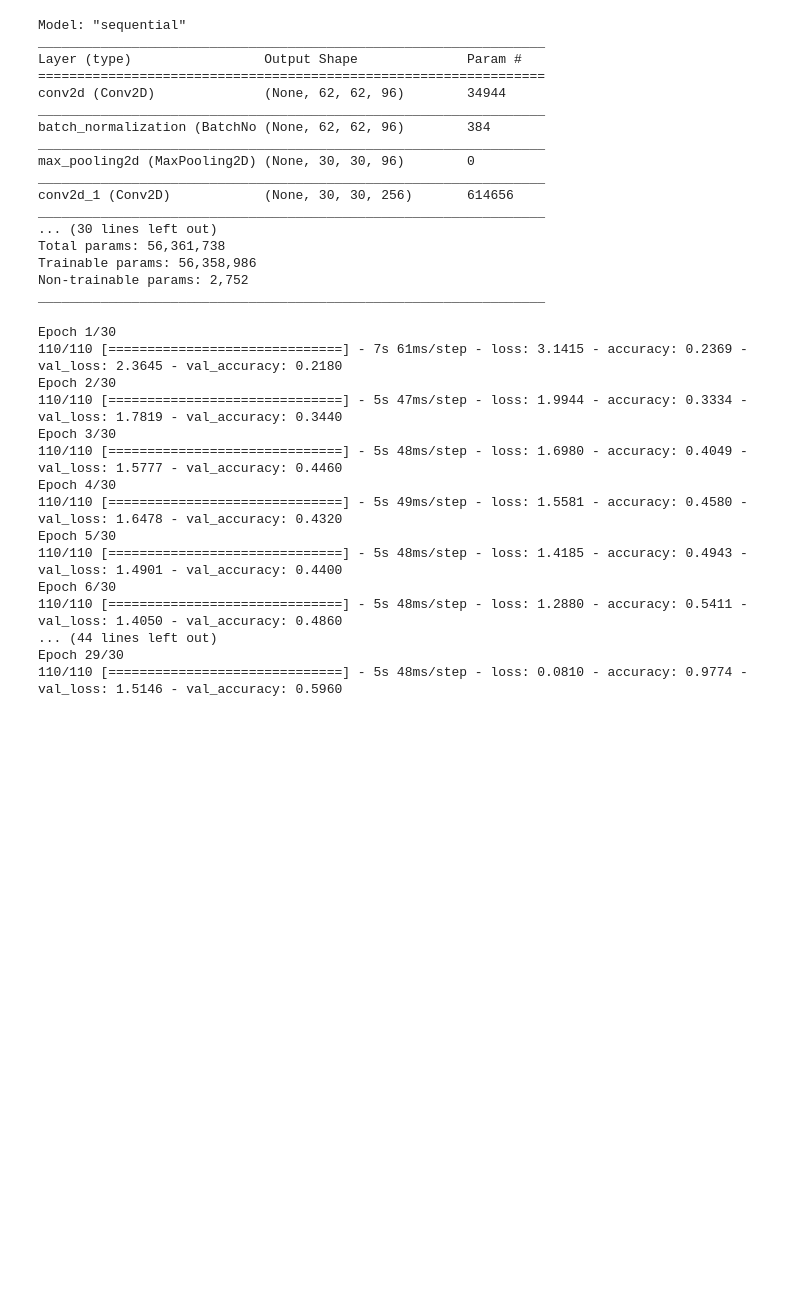
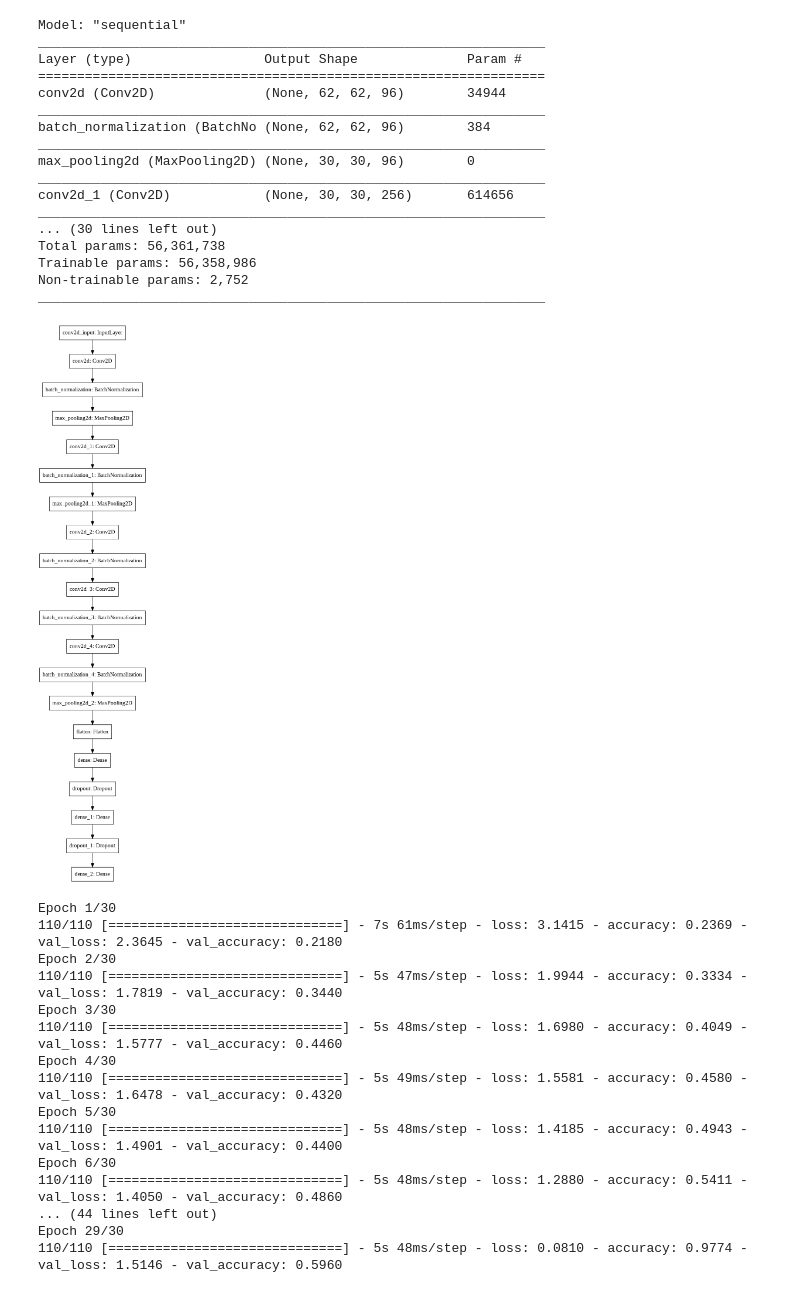
Before and after one commit to ealeongomez/Deep-Learning, a Jupyter notebook: AlexNet.ipynb, the cells around one changed output. Saved outputs shown, nothing was run; the diff lists cells and outputs as text; code cells hidden in the pictures; blank space fills up the shorter version.

```diff
--- a/AlexNet.ipynb
+++ b/AlexNet.ipynb
@@ -138,6 +138,10 @@ Total params: 56,361,738
 Trainable params: 56,358,986
 Non-trainable params: 2,752
 _________________________________________________________________
+# %%
+tf.keras.utils.plot_model(model)
+# %% [output]
+[figure, added]
 # %%
 model.compile(loss='sparse_categorical_crossentropy',   # Función de costo a derivar
               optimizer=tf.optimizers.SGD(lr=0.01),     # Optimización: gradiente descendente
```
